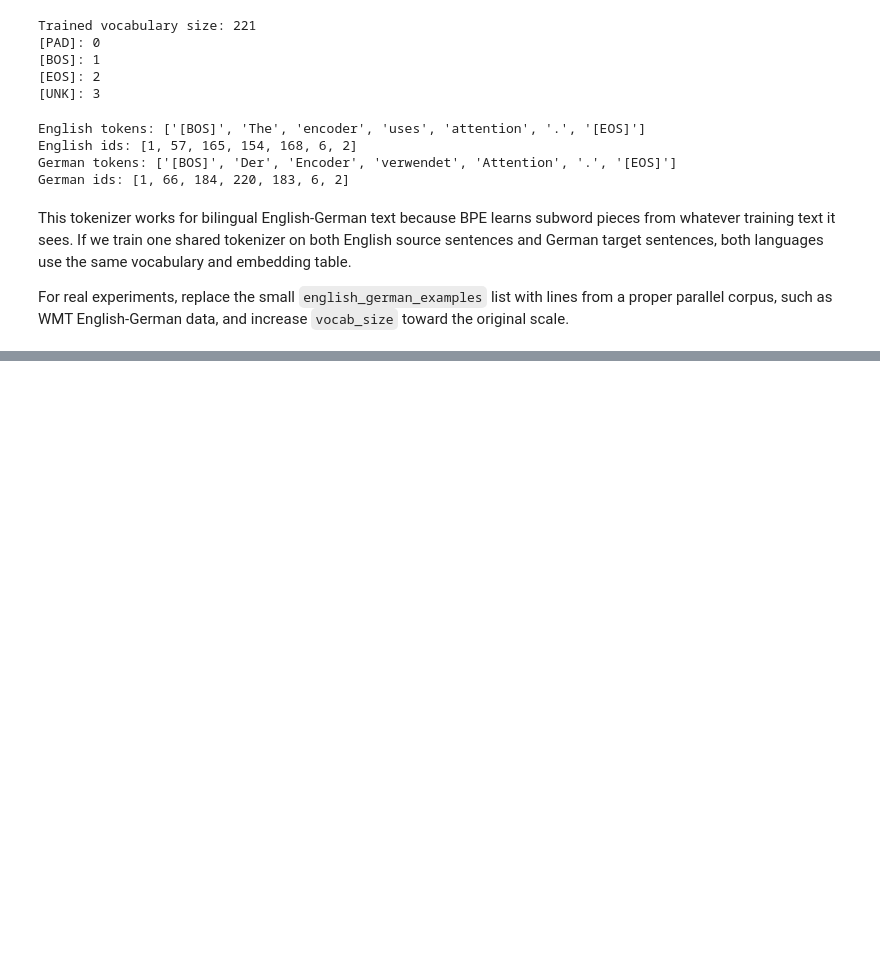
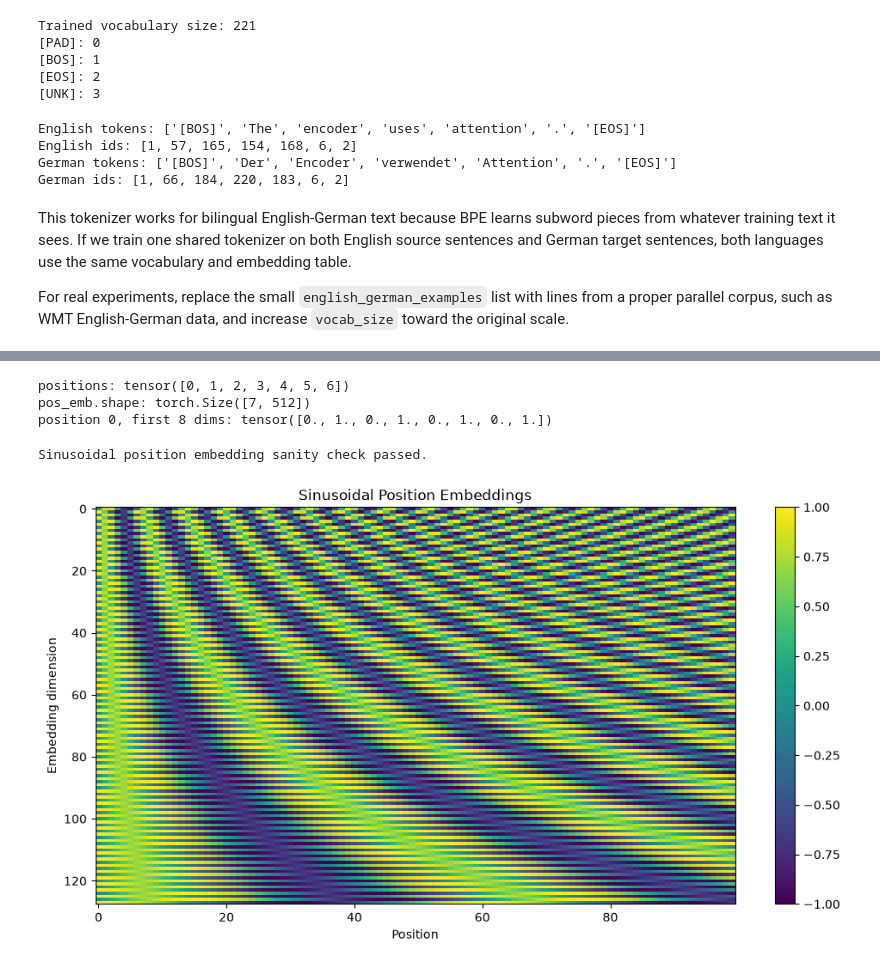
Before and after one commit to kmehrad/llm-recipes, a Jupyter notebook: notebooks/00_transformer_components/2_transformer_prerequisites.ipynb, the cells around one changed output, grey strips where cells are left out. Cells and saved outputs as stored; diff of their text form; code cells hidden in the pictures; blank space fills up the shorter version.

Commit message:
sinusoidal PE

```diff
--- a/notebooks/00_transformer_components/2_transformer_prerequisites.ipynb
+++ b/notebooks/00_transformer_components/2_transformer_prerequisites.ipynb
@@ -118,0 +154,50 @@ For real experiments, replace the small `english_german_examples` list with line
+# %%
+embedding_dim = 512
+context_length = 512
+
+position_embeddings = SinusoidalPositionEmbedding(
+    context_length=context_length,
+    embedding_dim=embedding_dim,
+)
+
+seq_len = len(encoded_en.ids)
+positions = torch.arange(seq_len)
+pos_emb = position_embeddings(positions)
+
+print(f"positions: {positions}")
+print(f"pos_emb.shape: {pos_emb.shape}")
+print(f"position 0, first 8 dims: {pos_emb[0, :8]}")
+# %% [output]
+positions: tensor([0, 1, 2, 3, 4, 5, 6])
+pos_emb.shape: torch.Size([7, 512])
+position 0, first 8 dims: tensor([0., 1., 0., 1., 0., 1., 0., 1.])
+# %%
+# At position 0, sin dimensions are 0 and cos dimensions are 1.
+assert torch.allclose(pos_emb[0, 0::2], torch.zeros(embedding_dim // 2))
+assert torch.allclose(pos_emb[0, 1::2], torch.ones(embedding_dim // 2))
+
+print("Sinusoidal position embedding sanity check passed.")
+# %% [output]
+Sinusoidal position embedding sanity check passed.
+# %%
+import matplotlib.pyplot as plt
+
+num_positions = 100
+num_dims = 128
+
+pe_to_plot = position_embeddings.pe[:num_positions, :num_dims].T
+
+plt.figure(figsize=(12, 6))
+plt.imshow(
+    pe_to_plot.detach().cpu().numpy(),
+    cmap="viridis",
+    aspect="auto",
+    interpolation="nearest",
+)
+plt.xlabel("Position")
+plt.ylabel("Embedding dimension")
+plt.title("Sinusoidal Position Embeddings")
+plt.colorbar()
+plt.show()
+# %% [output]
+[figure, added]
```
Also changed, not shown: parts of 3 cells of this notebook.
